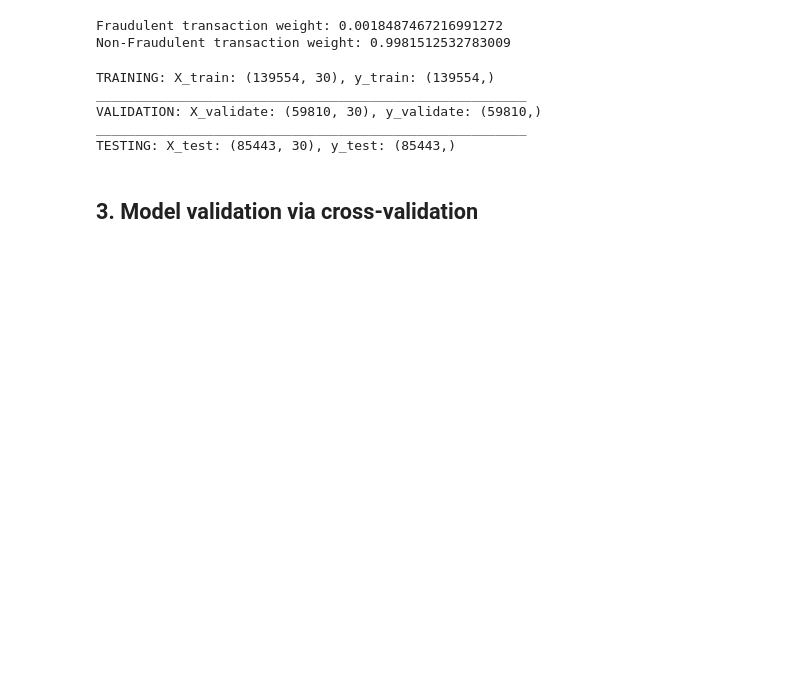
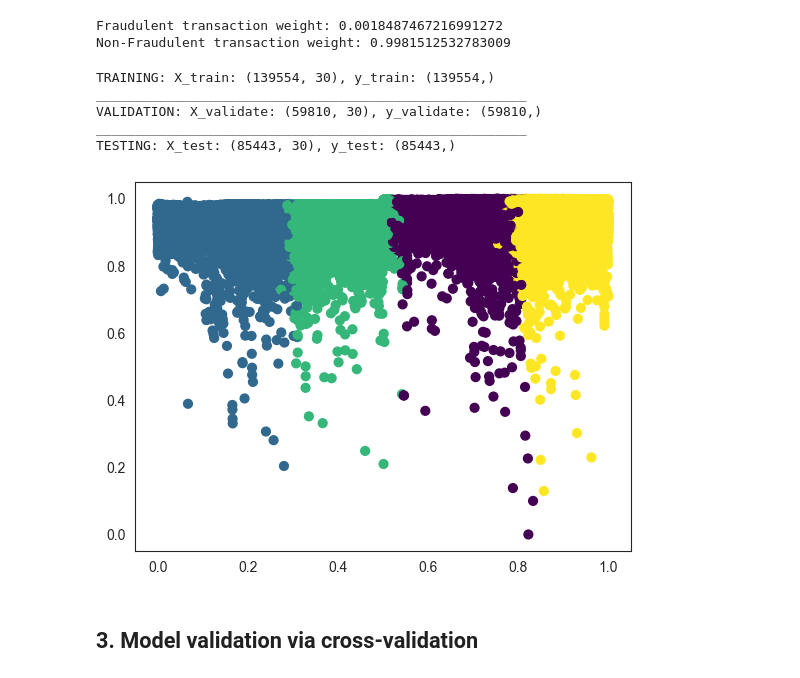
Before and after one commit to MamvotaTake/Credit-card-, a Jupyter notebook: Credit Card Fraud.ipynb, the cells around one changed output. Saved outputs shown, nothing was run; the diff lists cells and outputs as text; code cells hidden in the pictures; blank space fills up the shorter version.

```diff
--- a/Credit Card Fraud.ipynb
+++ b/Credit Card Fraud.ipynb
@@ -371,8 +371,10 @@ TESTING: X_test: (85443, 30), y_test: (85443,)
 # %%
 from sklearn.cluster import KMeans
 kmeans = KMeans(4, random_state=0)
-labels = kmeans.fit(X).predict(X)
-plt.scatter(X[:, 0], X[:, 1], c=labels, s=40, cmap='viridis');
+labels = kmeans.fit(X_train).predict(X_train)
+plt.scatter(X_train[:, 0], X_train[:, 1], c=labels, s=40, cmap='viridis');
+# %% [output]
+[figure, added]
 # %% [markdown]
 ## 3. Model validation via cross-validation
 # %%
```
Also changed, not shown: parts of 8 cells of this notebook.
